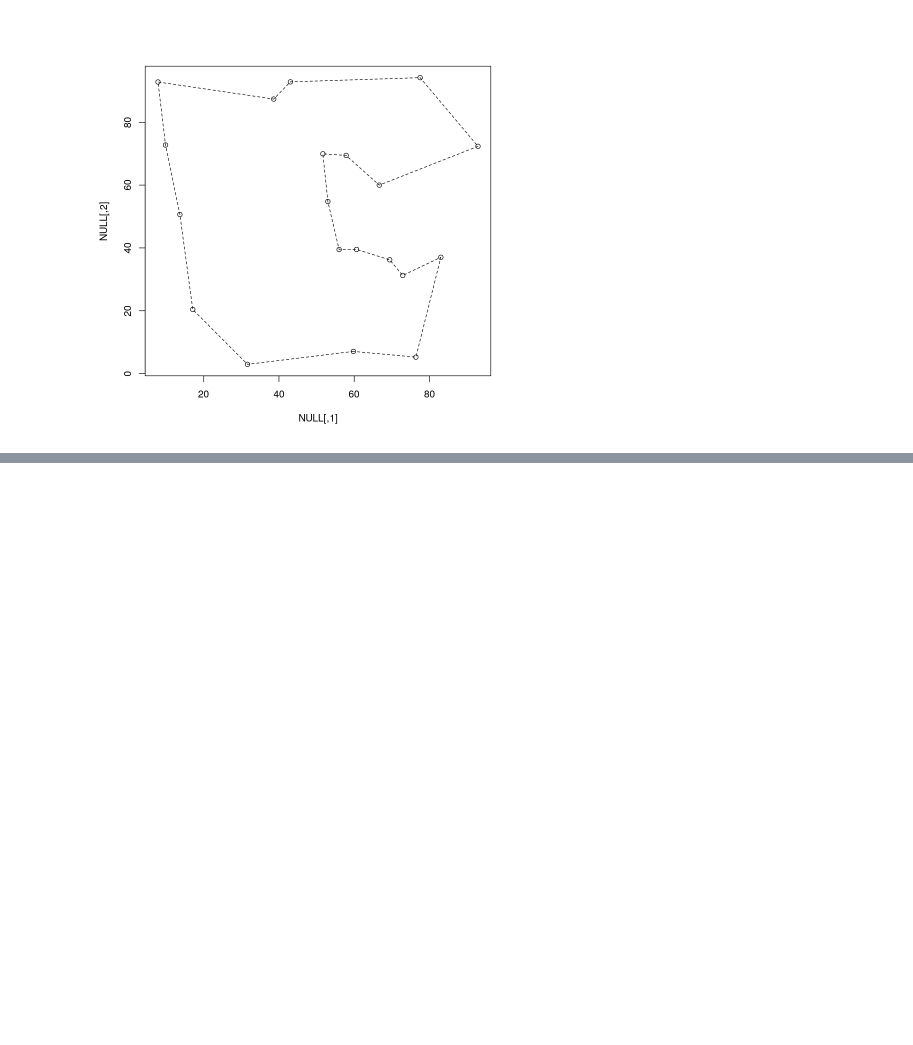
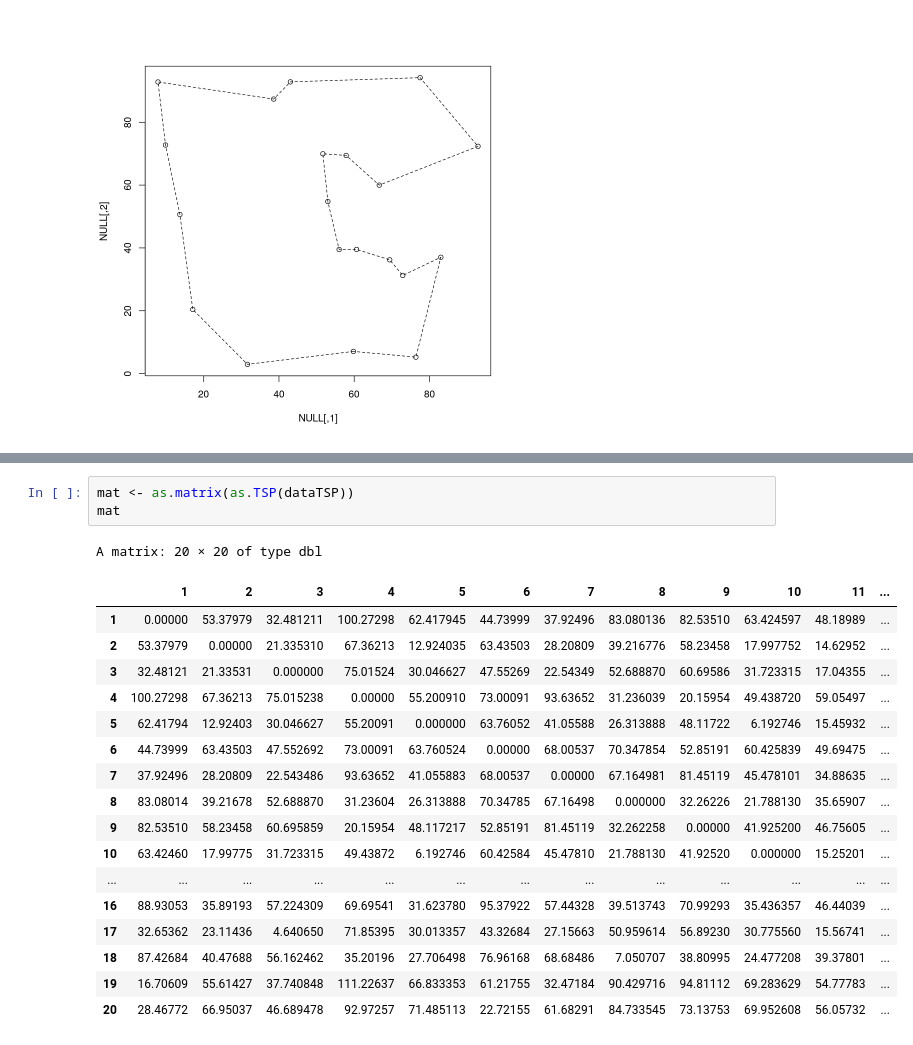
Before and after one commit to silverscrub/TSP-ML-Approach, a Jupyter notebook: src/R/CLUSTER_DIV/Clustering_algo.ipynb, the cells around one changed output, grey strips where cells are left out. Drawn from its saved outputs; the diff is of its cells as text; blank space fills up the shorter version.

```diff
--- a/src/R/CLUSTER_DIV/Clustering_algo.ipynb
+++ b/src/R/CLUSTER_DIV/Clustering_algo.ipynb
@@ -525,0 +673,22 @@ tour_length(Rtour)
+# %%
+mat <- as.matrix(as.TSP(dataTSP))
+mat
+# %% [output]
+A matrix: 20 × 20 of type dbl
+|  | 1 | 2 | 3 | 4 | 5 | 6 | 7 | 8 | 9 | 10 | 11 | ... |
+| 1 | 0.00000 | 53.37979 | 32.481211 | 100.27298 | 62.417945 | 44.73999 | 37.92496 | 83.080136 | 82.53510 | 63.424597 | 48.18989 | ... |
+| 2 | 53.37979 | 0.00000 | 21.335310 | 67.36213 | 12.924035 | 63.43503 | 28.20809 | 39.216776 | 58.23458 | 17.997752 | 14.62952 | ... |
+| 3 | 32.48121 | 21.33531 | 0.000000 | 75.01524 | 30.046627 | 47.55269 | 22.54349 | 52.688870 | 60.69586 | 31.723315 | 17.04355 | ... |
+| 4 | 100.27298 | 67.36213 | 75.015238 | 0.00000 | 55.200910 | 73.00091 | 93.63652 | 31.236039 | 20.15954 | 49.438720 | 59.05497 | ... |
+| 5 | 62.41794 | 12.92403 | 30.046627 | 55.20091 | 0.000000 | 63.76052 | 41.05588 | 26.313888 | 48.11722 | 6.192746 | 15.45932 | ... |
+| 6 | 44.73999 | 63.43503 | 47.552692 | 73.00091 | 63.760524 | 0.00000 | 68.00537 | 70.347854 | 52.85191 | 60.425839 | 49.69475 | ... |
+| 7 | 37.92496 | 28.20809 | 22.543486 | 93.63652 | 41.055883 | 68.00537 | 0.00000 | 67.164981 | 81.45119 | 45.478101 | 34.88635 | ... |
+| 8 | 83.08014 | 39.21678 | 52.688870 | 31.23604 | 26.313888 | 70.34785 | 67.16498 | 0.000000 | 32.26226 | 21.788130 | 35.65907 | ... |
+| 9 | 82.53510 | 58.23458 | 60.695859 | 20.15954 | 48.117217 | 52.85191 | 81.45119 | 32.262258 | 0.00000 | 41.925200 | 46.75605 | ... |
+| 10 | 63.42460 | 17.99775 | 31.723315 | 49.43872 | 6.192746 | 60.42584 | 45.47810 | 21.788130 | 41.92520 | 0.000000 | 15.25201 | ... |
+| ... | ... | ... | ... | ... | ... | ... | ... | ... | ... | ... | ... | ... |
+| 16 | 88.93053 | 35.89193 | 57.224309 | 69.69541 | 31.623780 | 95.37922 | 57.44328 | 39.513743 | 70.99293 | 35.436357 | 46.44039 | ... |
+| 17 | 32.65362 | 23.11436 | 4.640650 | 71.85395 | 30.013357 | 43.32684 | 27.15663 | 50.959614 | 56.89230 | 30.775560 | 15.56741 | ... |
+| 18 | 87.42684 | 40.47688 | 56.162462 | 35.20196 | 27.706498 | 76.96168 | 68.68486 | 7.050707 | 38.80995 | 24.477208 | 39.37801 | ... |
+| 19 | 16.70609 | 55.61427 | 37.740848 | 111.22637 | 66.833353 | 61.21755 | 32.47184 | 90.429716 | 94.81112 | 69.283629 | 54.77783 | ... |
+| 20 | 28.46772 | 66.95037 | 46.689478 | 92.97257 | 71.485113 | 22.72155 | 61.68291 | 84.733545 | 73.13753 | 69.952608 | 56.05732 | ... |
```
Also changed, not shown: parts of 50 cells of this notebook, 4 other files.
